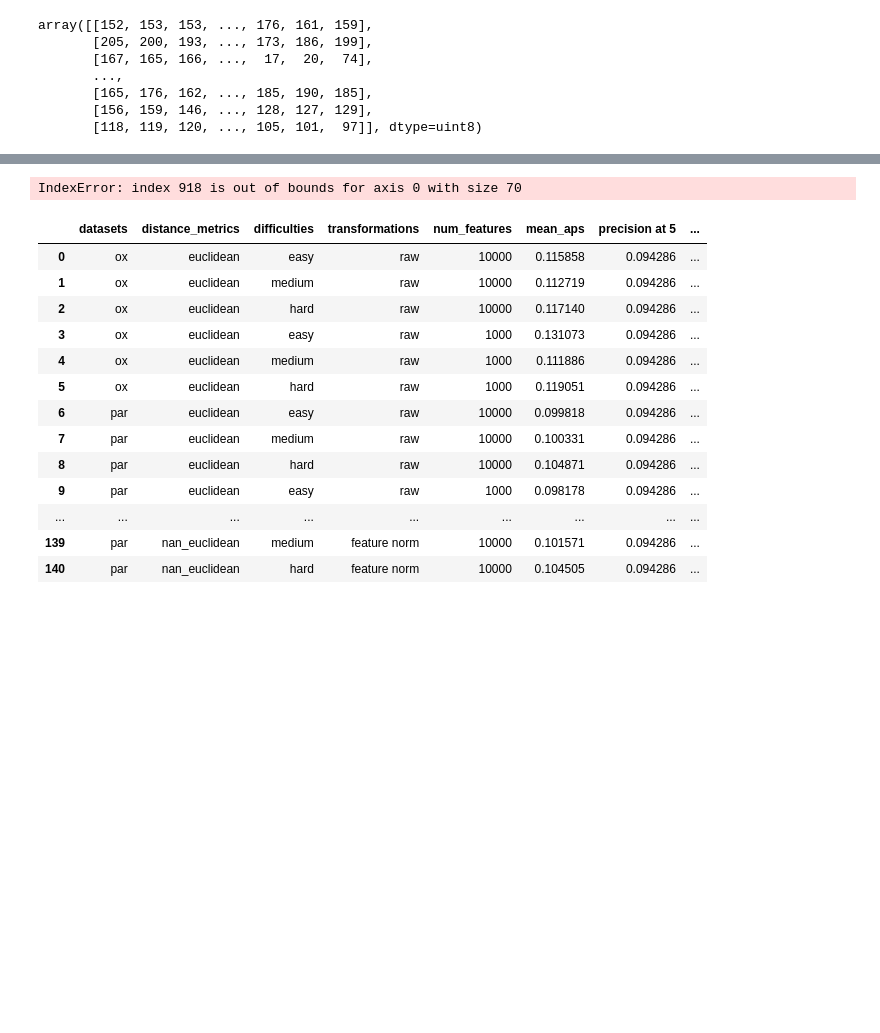
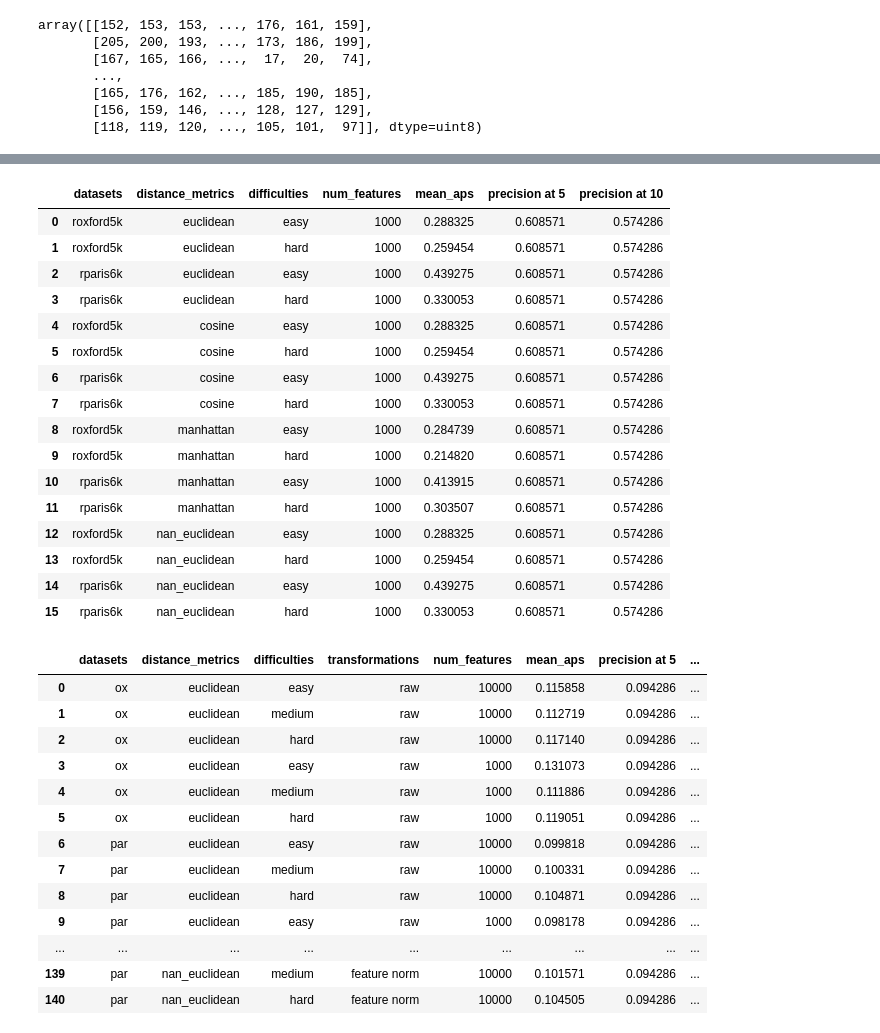
Before and after one commit to S-Arbor/Image-Retrieval-Project, a Jupyter notebook: 2. Revised Data Analysis/revised_sift_evaluator.ipynb, the cells around one changed output, grey strips where cells are left out. Saved outputs shown, nothing was run; the diff lists cells and outputs as text; code cells hidden in the pictures; blank space fills up the shorter version.

Commit message:
Preliminary generation and analysis of new sift features

```diff
--- a/2. Revised Data Analysis/revised_sift_evaluator.ipynb
+++ b/2. Revised Data Analysis/revised_sift_evaluator.ipynb
@@ -293,16 +324,16 @@ _____
 # %%
-sift_dir = "/home/sean/Code/Pawsey/2. Revised Data Analysis/Oldenburger Data Files/SIFT"
-sift_raw = {"ox" : {}, "par" :{}}
+# sift_dir = "/home/sean/Code/Pawsey/2. Revised Data Analysis/Oldenburger Data Files/SIFT"
+# sift_raw = {"ox" : {}, "par" :{}}
 
-os.chdir(sift_dir)
-for file_name in os.listdir():
-    split_name = file_name[:-4].split("-")
-    dataset, difficulty, num_features = split_name
+# os.chdir(sift_dir)
+# for file_name in os.listdir():
+#     split_name = file_name[:-4].split("-")
+#     dataset, difficulty, num_features = split_name
 
-    num_features = int(num_features)
-    if num_features not in sift_raw[dataset].keys():
-        sift_raw[dataset][num_features] = {}
+#     num_features = int(num_features)
+#     if num_features not in sift_raw[dataset].keys():
+#         sift_raw[dataset][num_features] = {}
 
-    sift_raw[dataset][num_features][difficulty] = pd.DataFrame(np.load(file_name))
+#     sift_raw[dataset][num_features][difficulty] = pd.DataFrame(np.load(file_name))
 
-sift_raw["ox"][1000]["easy"]
+# sift_raw["ox"][1000]["easy"]
@@ -364,12 +369,12 @@ _____
 # %%
 diff = "easy"
 n_features = 1000
-dataset = "ox"
+dataset = "roxford5k"
 
 compute_metrics(train_features = sift_raw[dataset][n_features][diff],
-                test_features = sift_raw[dataset][n_features]["query"],
+                test_features = sift_raw[dataset][n_features]["querye"],
                 train_names = names[dataset][diff],
-                test_names = names[dataset]['query'],
+                test_names = names[dataset]['querye'],
                 query_function=basic_query,
                 metric_function = sklearn.metrics.pairwise.euclidean_distances)
 # %% [output]
@@ -426,27 +431,27 @@ array([[152, 153, 153, ..., 176, 161, 159],
        [156, 159, 146, ..., 128, 127, 129],
        [118, 119, 120, ..., 105, 101,  97]], dtype=uint8)
 # %%
-results = {"datasets" : [], "distance_metrics" : [],'difficulties':[], 'transformations' : [], 'num_features' : [], 'mean_aps' : []}
+results = {"datasets" : [], "distance_metrics" : [],'difficulties':[], 'num_features' : [], 'mean_aps' : []} #, 'transformations' : []}
 k_vals = [5, 10]
 for k in k_vals:
     results["precision at {}".format(k)] = []
 
 for (metric_name, metric_function) in test_distance_metrics.items():
-    for (transformation_name, transformation_data) in full_data.items():
-        for (dataset_name, dataset) in transformation_data.items():
+    #for (transformation_name, transformation_data) in full_data.items():
+        for (dataset_name, dataset) in sift_raw.items(): #transformation_data.items():
             for (num_features, num_features_data) in dataset.items():
-                for difficulty in ["easy", "medium", "hard"]:
+                for difficulty in ["easy", "hard"]:
                     print(difficulty)
                     print(dataset_name)
                     print(num_features)
-                    print(transformation_name)
+                    #print(transformation_name)
                     train = num_features_data[difficulty]
-                    test = num_features_data["query"]
+                    test = num_features_data["query" + difficulty[0]]
 
                     (mean_ap, p_at_k) = compute_metrics(train_features = train,
                                                 test_features = test,
                                                 train_names = names[dataset_name][difficulty],
-                                                test_names = names[dataset_name]["query"],
+                                                test_names = names[dataset_name]["query" + difficulty[0]],
                                                 query_function=basic_query,
                                                 metric_function = metric_function,
                                                 k_values=k_vals)
@@ -454,7 +459,7 @@ for (metric_name, metric_function) in test_distance_metrics.items():
 
                     results['distance_metrics'].append(metric_name)
                     results["datasets"].append(dataset_name)
-                    results['transformations'].append(transformation_name)
+                    #results['transformations'].append(transformation_name)
                     results['num_features'].append(num_features)
                     results['mean_aps'].append(mean_ap)
                     results['difficulties'].append(difficulty)
@@ -485,4 +490,20 @@ raw
-IndexError: index 918 is out of bounds for axis 0 with size 70
+|  | datasets | distance_metrics | difficulties | num_features | mean_aps | precision at 5 | precision at 10 |
+| 0 | roxford5k | euclidean | easy | 1000 | 0.288325 | 0.608571 | 0.574286 |
+| 1 | roxford5k | euclidean | hard | 1000 | 0.259454 | 0.608571 | 0.574286 |
+| 2 | rparis6k | euclidean | easy | 1000 | 0.439275 | 0.608571 | 0.574286 |
+| 3 | rparis6k | euclidean | hard | 1000 | 0.330053 | 0.608571 | 0.574286 |
+| 4 | roxford5k | cosine | easy | 1000 | 0.288325 | 0.608571 | 0.574286 |
+| 5 | roxford5k | cosine | hard | 1000 | 0.259454 | 0.608571 | 0.574286 |
+| 6 | rparis6k | cosine | easy | 1000 | 0.439275 | 0.608571 | 0.574286 |
+| 7 | rparis6k | cosine | hard | 1000 | 0.330053 | 0.608571 | 0.574286 |
+| 8 | roxford5k | manhattan | easy | 1000 | 0.284739 | 0.608571 | 0.574286 |
+| 9 | roxford5k | manhattan | hard | 1000 | 0.214820 | 0.608571 | 0.574286 |
+| 10 | rparis6k | manhattan | easy | 1000 | 0.413915 | 0.608571 | 0.574286 |
+| 11 | rparis6k | manhattan | hard | 1000 | 0.303507 | 0.608571 | 0.574286 |
+| 12 | roxford5k | nan_euclidean | easy | 1000 | 0.288325 | 0.608571 | 0.574286 |
+| 13 | roxford5k | nan_euclidean | hard | 1000 | 0.259454 | 0.608571 | 0.574286 |
+| 14 | rparis6k | nan_euclidean | easy | 1000 | 0.439275 | 0.608571 | 0.574286 |
+| 15 | rparis6k | nan_euclidean | hard | 1000 | 0.330053 | 0.608571 | 0.574286 |
 # %%
 pd.set_option('display.max_rows', 500)
 results_df
```
Also changed, not shown: parts of 17 cells of this notebook, 3 other files.
